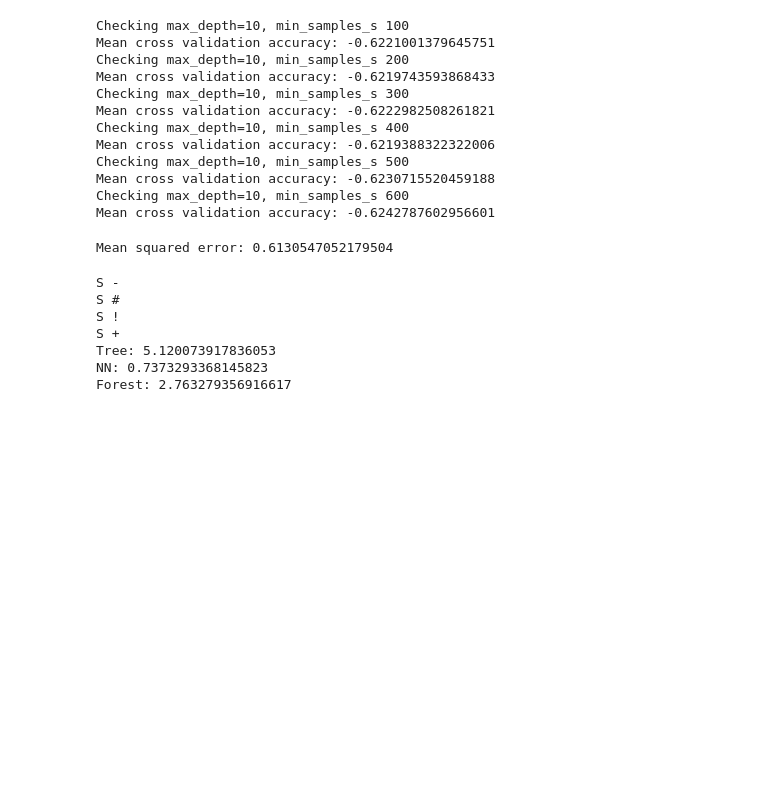
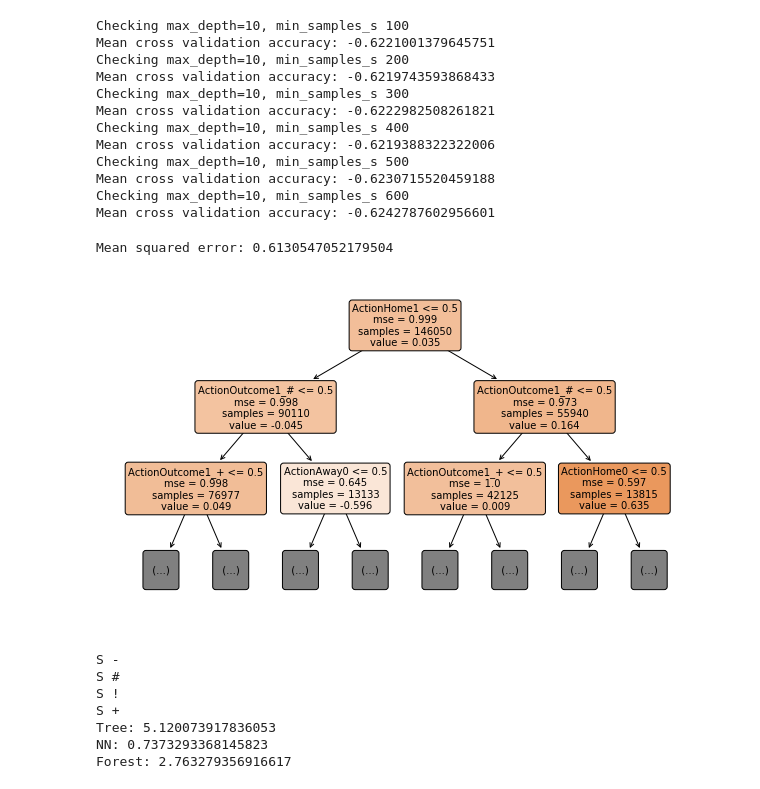
Before and after one commit to sfu-cl-lab/martin-project, a Jupyter notebook: notebook/DecisionTrees.ipynb, the cells around one changed output. Cells and saved outputs as stored; diff of their text form; code cells hidden in the pictures; blank space fills up the shorter version.

```diff
--- a/notebook/DecisionTrees.ipynb
+++ b/notebook/DecisionTrees.ipynb
@@ -386,6 +386,16 @@ yn_pred = clfn.predict(Xn)
 print("Mean squared error:", metrics.mean_squared_error(yn, yn_pred))
 # %% [output]
 Mean squared error: 0.6130547052179504
+# %%
+from sklearn.tree import plot_tree
+import matplotlib.pyplot as plt
+
+plt.figure(figsize=(10,6))
+a = plot_tree(clfn, feature_names=Xn.columns, filled=True, rounded=True, fontsize=10, max_depth=2)
+plt.savefig('tree_plot.pdf', format='pdf')
+plt.show()
+# %% [output]
+[figure, added]
 # %%
 import pickle
 q_values_raw = pickle.load(open('../output/q_values_new.pkl', 'rb'))
```
Also changed, not shown: 6 other files.
